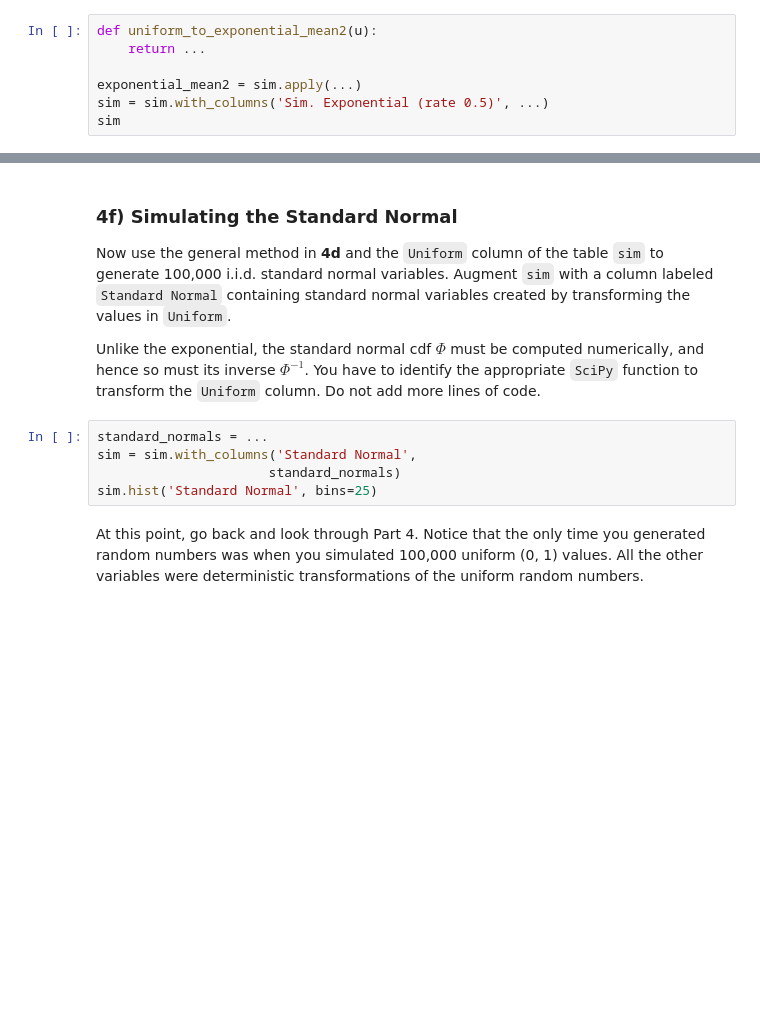
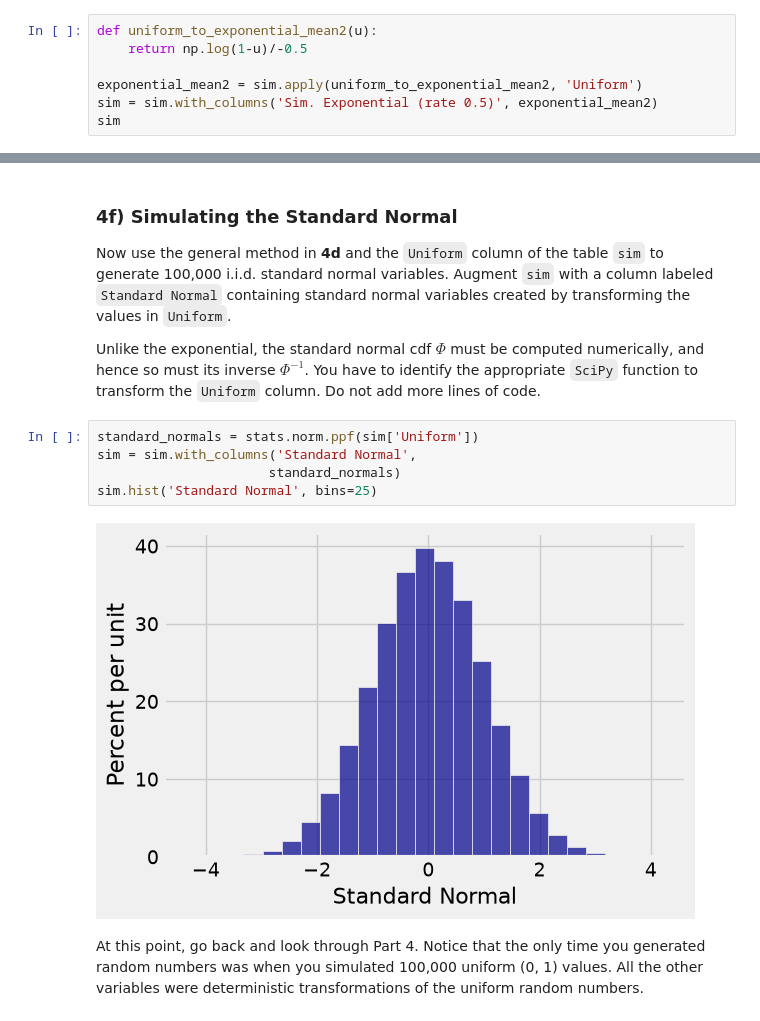
Before and after one commit to dk363/data140, a Jupyter notebook: lab/Lab_06.ipynb, the cells around one changed output, grey strips where cells are left out. Drawn from its saved outputs; the diff is of its cells as text; blank space fills up the shorter version.

```diff
--- a/lab/Lab_06.ipynb
+++ b/lab/Lab_06.ipynb
@@ -922,7 +968,7 @@ Then augment `sim` with a column containing the new array.
 # %%
 def uniform_to_exponential_mean2(u):
-    return ...
+    return np.log(1-u)/-0.5
 
-exponential_mean2 = sim.apply(...)
-sim = sim.with_columns('Sim. Exponential (rate 0.5)', ...)
+exponential_mean2 = sim.apply(uniform_to_exponential_mean2, 'Uniform')
+sim = sim.with_columns('Sim. Exponential (rate 0.5)', exponential_mean2)
 sim
@@ -940,10 +1002,12 @@ Now use the general method in **4d** and the `Uniform` column of the table `sim`
 
 Unlike the exponential, the standard normal cdf $\Phi$ must be computed numerically, and hence so must its inverse $\Phi^{-1}$. You have to identify the appropriate `SciPy` function to transform the `Uniform` column. Do not add more lines of code.
 # %%
-standard_normals = ...
+standard_normals = stats.norm.ppf(sim['Uniform'])
 sim = sim.with_columns('Standard Normal',
                       standard_normals)
 sim.hist('Standard Normal', bins=25)
+# %% [output]
+[figure, added]
 # %% [markdown]
 At this point, go back and look through Part 4. Notice that the only time you generated random numbers was when you simulated 100,000 uniform (0, 1) values. All the other variables were deterministic transformations of the uniform random numbers.
 # %% [markdown]
```
Also changed, not shown: parts of 54 cells of this notebook, 1 other file.
